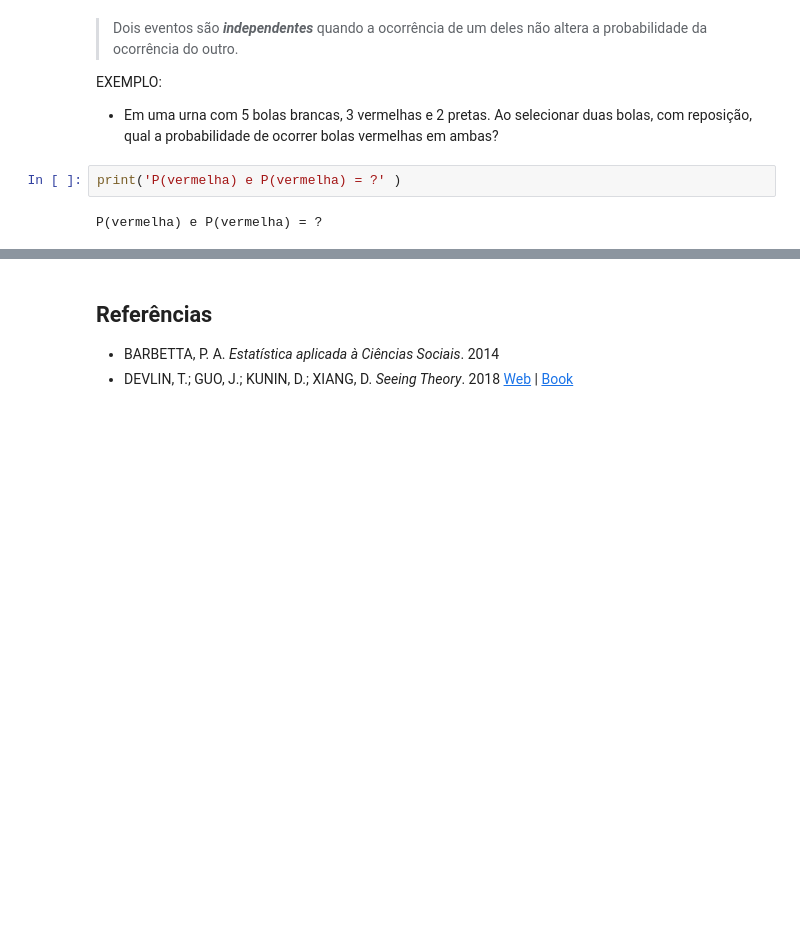
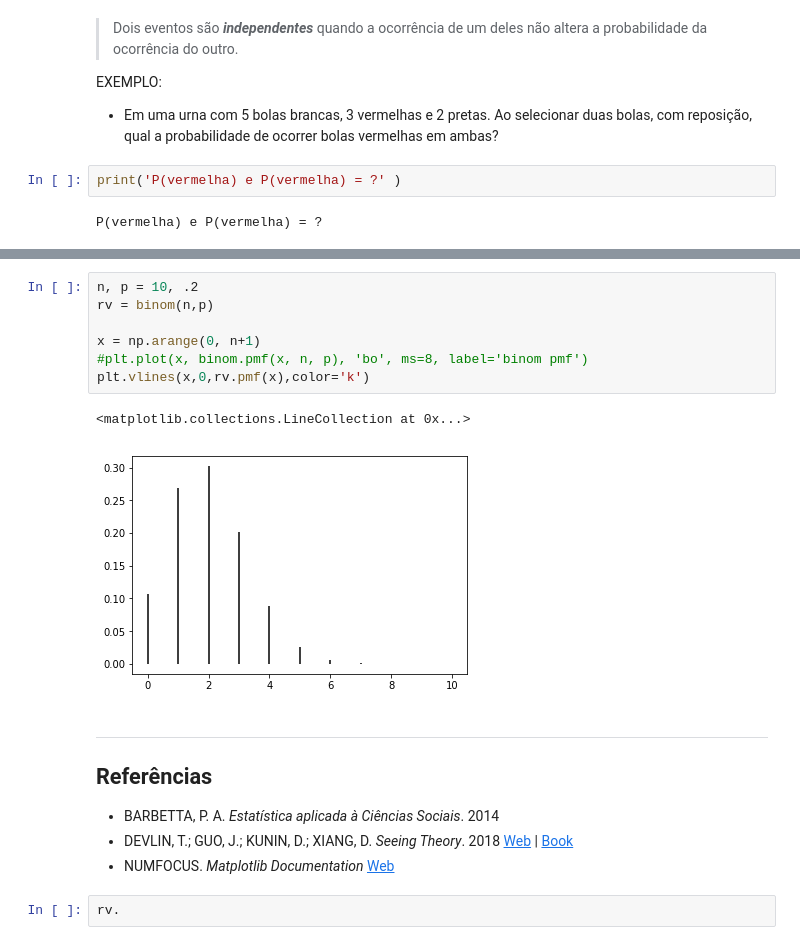
Before and after one commit to albnc/STT5898, a Jupyter notebook: aula03_Binomial.ipynb, the cells around one changed output, grey strips where cells are left out. Drawn from its saved outputs; the diff is of its cells as text; blank space fills up the shorter version.

```diff
--- a/aula03_Binomial.ipynb
+++ b/aula03_Binomial.ipynb
@@ -159,5 +310,19 @@ plt.hist(universo,bins=[0,1,2,3],align='left', density=True)
+# %%
+n, p = 10, .2
+rv = binom(n,p)
+
+x = np.arange(0, n+1)
+#plt.plot(x, binom.pmf(x, n, p), 'bo', ms=8, label='binom pmf')
+plt.vlines(x,0,rv.pmf(x),color='k')
+# %% [output]
+<matplotlib.collections.LineCollection at 0x...>
+[figure, added]
 # %% [markdown]
+---
 ## Referências
 
 - BARBETTA, P. A. *Estatística aplicada à Ciências Sociais*. 2014
 - DEVLIN, T.; GUO, J.; KUNIN, D.; XIANG, D. *Seeing Theory*. 2018 [Web](https://seeing-theory.brown.edu/basic-probability/index.html) | [Book](https://seeing-theory.brown.edu/doc/seeing-theory.pdf)
+- NUMFOCUS. *Matplotlib Documentation* [Web](https://matplotlib.org/)
+# %%
+rv.
```
Also changed, not shown: parts of 26 cells of this notebook.
